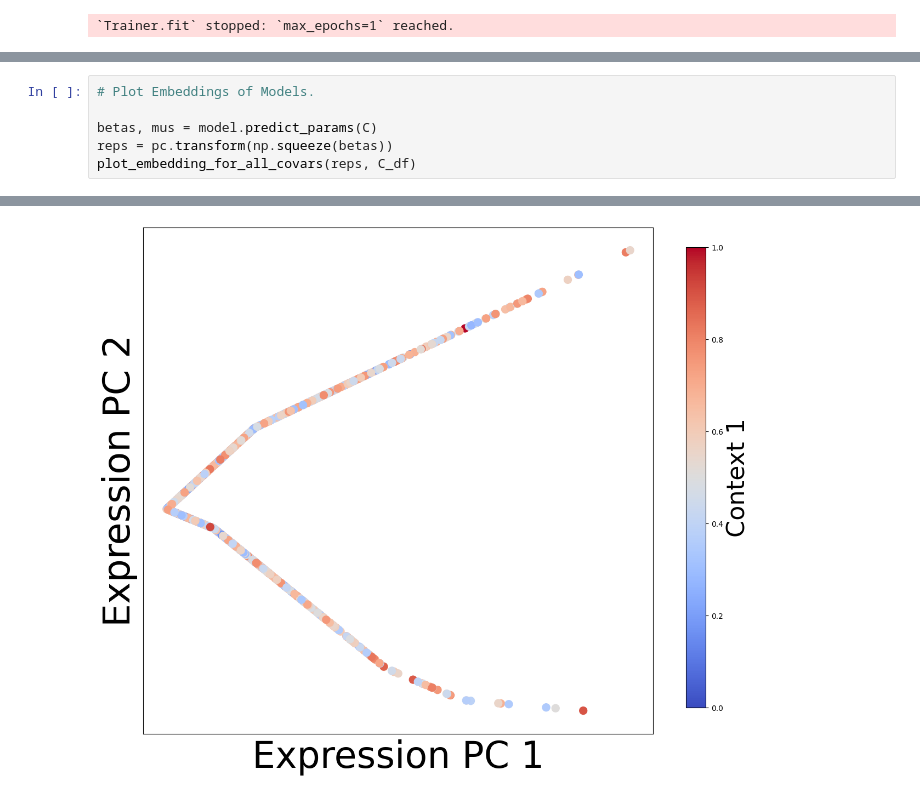
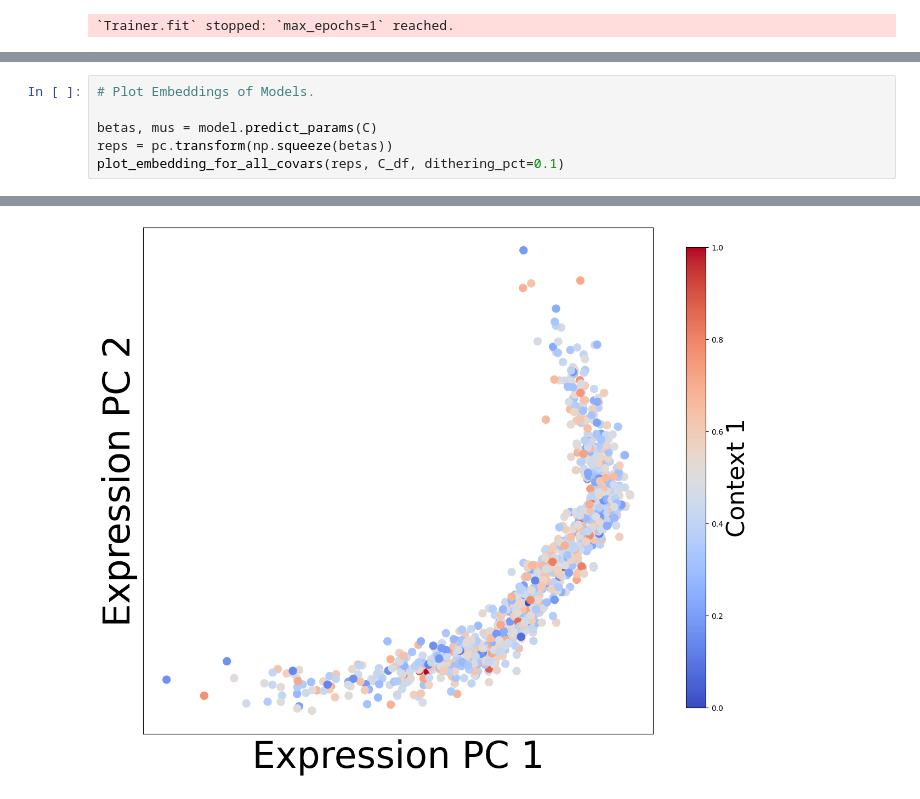
Before and after one commit to blengerich/scContextualized, a Jupyter notebook: demos/Classification_Plotting_Demo_Continuous_Attributes.ipynb, the cells around one changed output, grey strips where cells are left out. Cells and saved outputs as stored; diff of their text form.

Commit message:
add dithering option to plot_embedding_for_all_covars

```diff
--- a/demos/Classification_Plotting_Demo_Continuous_Attributes.ipynb
+++ b/demos/Classification_Plotting_Demo_Continuous_Attributes.ipynb
@@ -119,5 +119,5 @@ Train: 0.72, Test: 0.71
 
 betas, mus = model.predict_params(C)
 reps = pc.transform(np.squeeze(betas))
-plot_embedding_for_all_covars(reps, C_df)
+plot_embedding_for_all_covars(reps, C_df, dithering_pct=0.1)
 # %% [output]
@@ -125,2 +125,2 @@ plot_embedding_for_all_covars(reps, C_df)
-[figure, old version]
+[figure, new version]
 # %%
```
Also changed, not shown: parts of 6 cells of this notebook, 1 other file.
